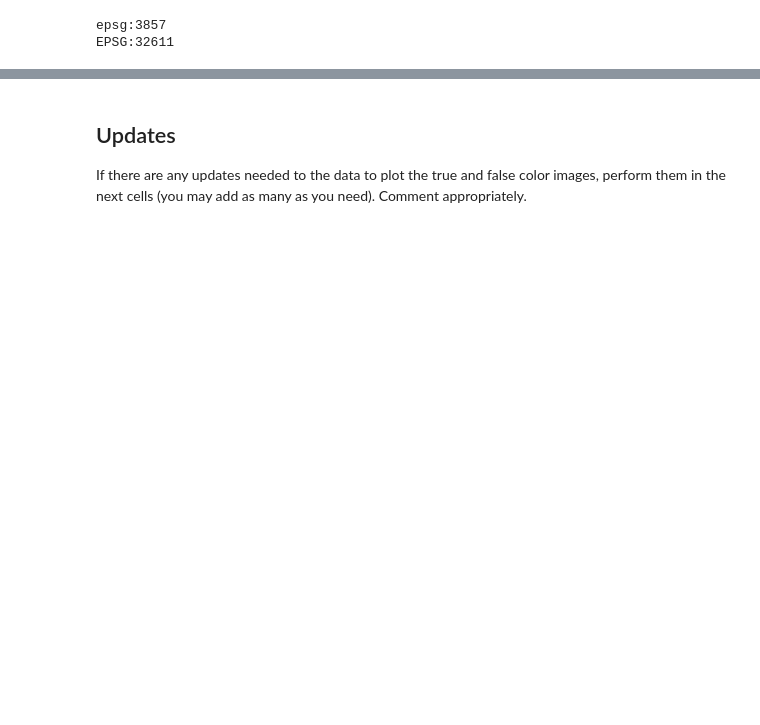
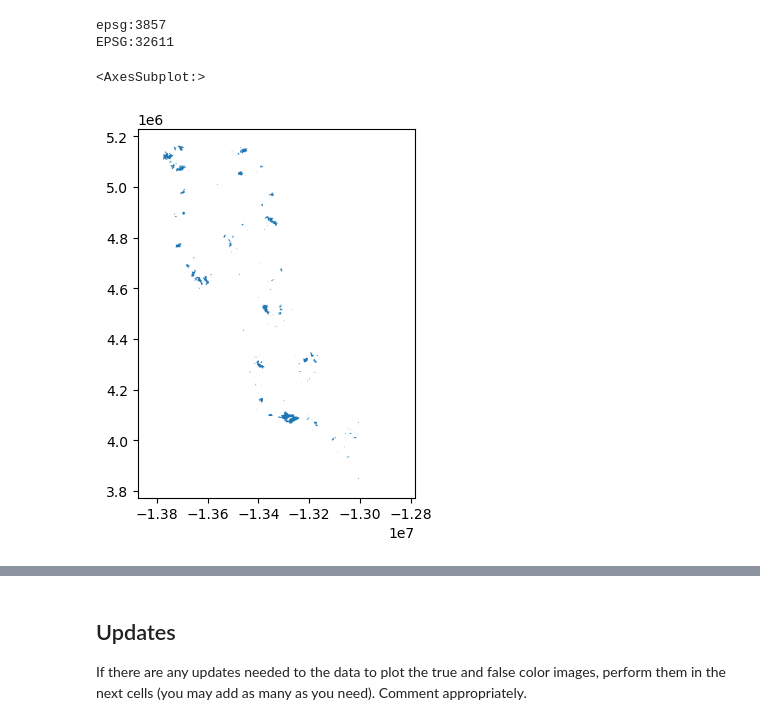
Before and after one commit to a-ramji/eds220-hwk-4, a Jupyter notebook: hwk4-task2-false-color.ipynb, the cells around one changed output, grey strips where cells are left out. Cells and saved outputs as stored; diff of their text form; code cells hidden in the pictures; blank space fills up the shorter version.

```diff
--- a/hwk4-task2-false-color.ipynb
+++ b/hwk4-task2-false-color.ipynb
@@ -129,3 +131,8 @@ print(landsat.rio.crs)
 # %% [output]
 epsg:3857
 EPSG:32611
+# %%
+ca_fire.plot()
+# %% [output]
+<AxesSubplot:>
+[figure, added]
```
Also changed, not shown: parts of 29 cells of this notebook, 1 other file.
